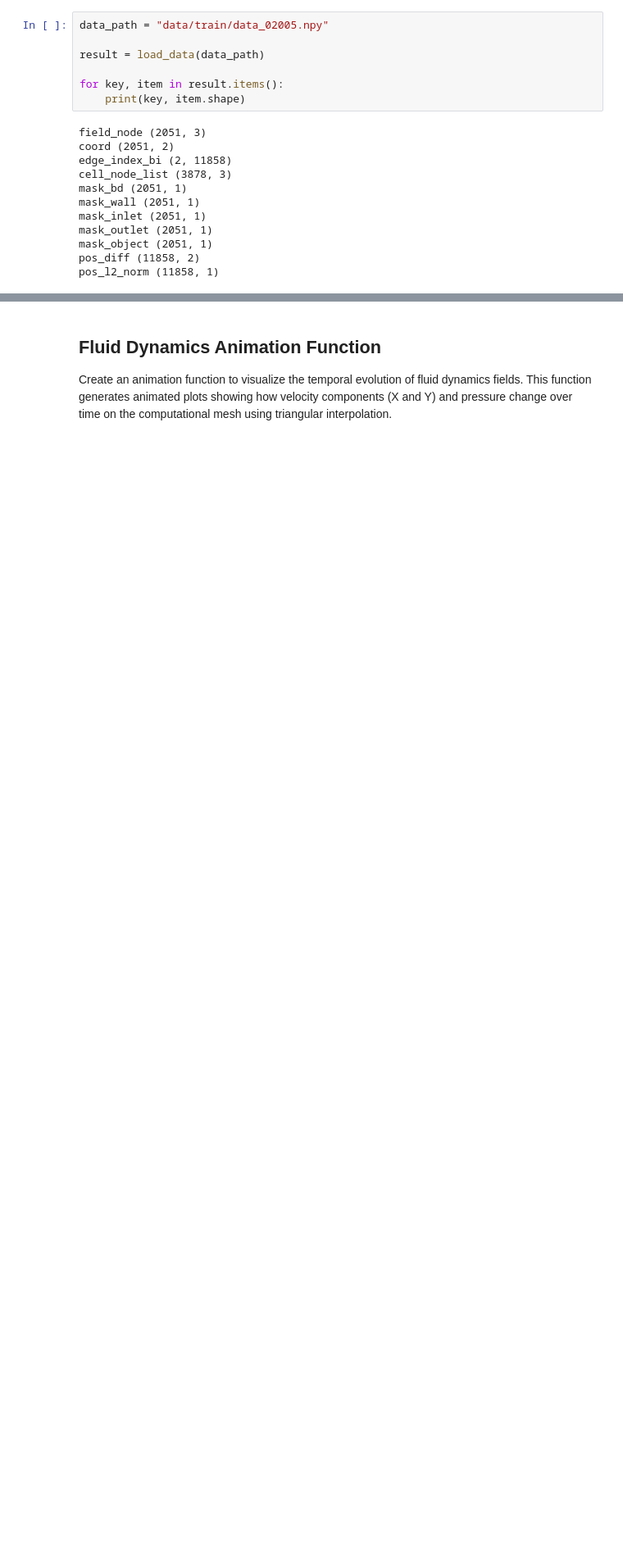
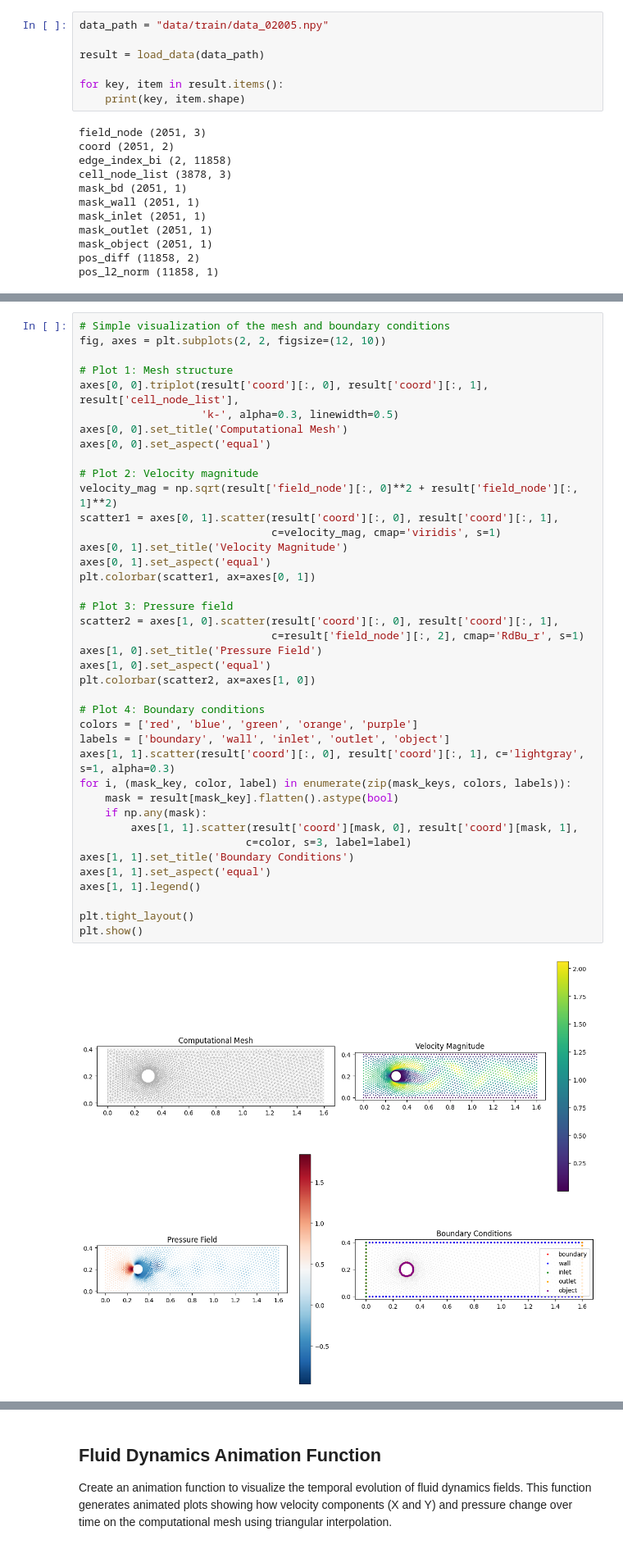
Before and after one commit to OmidZJ/ML4Science-GNN-Challenge, a Jupyter notebook: [ML4Science]GNN-completed.ipynb, the cells around one changed output, grey strips where cells are left out. Shown at 82% size. Drawn from its saved outputs; the diff is of its cells as text; blank space fills up the shorter version.

Commit message:
add some cells for display dataset features

```diff
--- a/[ML4Science]GNN-completed.ipynb
+++ b/[ML4Science]GNN-completed.ipynb
@@ -59,0 +143,42 @@ pos_l2_norm (11858, 1)
+# %%
+# Simple visualization of the mesh and boundary conditions
+fig, axes = plt.subplots(2, 2, figsize=(12, 10))
+
+# Plot 1: Mesh structure
+axes[0, 0].triplot(result['coord'][:, 0], result['coord'][:, 1], result['cell_node_list'],
+                   'k-', alpha=0.3, linewidth=0.5)
+axes[0, 0].set_title('Computational Mesh')
+axes[0, 0].set_aspect('equal')
+
+# Plot 2: Velocity magnitude
+velocity_mag = np.sqrt(result['field_node'][:, 0]**2 + result['field_node'][:, 1]**2)
+scatter1 = axes[0, 1].scatter(result['coord'][:, 0], result['coord'][:, 1],
+                              c=velocity_mag, cmap='viridis', s=1)
+axes[0, 1].set_title('Velocity Magnitude')
+axes[0, 1].set_aspect('equal')
+plt.colorbar(scatter1, ax=axes[0, 1])
+
+# Plot 3: Pressure field
+scatter2 = axes[1, 0].scatter(result['coord'][:, 0], result['coord'][:, 1],
+                              c=result['field_node'][:, 2], cmap='RdBu_r', s=1)
+axes[1, 0].set_title('Pressure Field')
+axes[1, 0].set_aspect('equal')
+plt.colorbar(scatter2, ax=axes[1, 0])
+
+# Plot 4: Boundary conditions
+colors = ['red', 'blue', 'green', 'orange', 'purple']
+labels = ['boundary', 'wall', 'inlet', 'outlet', 'object']
+axes[1, 1].scatter(result['coord'][:, 0], result['coord'][:, 1], c='lightgray', s=1, alpha=0.3)
+for i, (mask_key, color, label) in enumerate(zip(mask_keys, colors, labels)):
+    mask = result[mask_key].flatten().astype(bool)
+    if np.any(mask):
+        axes[1, 1].scatter(result['coord'][mask, 0], result['coord'][mask, 1],
+                          c=color, s=3, label=label)
+axes[1, 1].set_title('Boundary Conditions')
+axes[1, 1].set_aspect('equal')
+axes[1, 1].legend()
+
+plt.tight_layout()
+plt.show()
+# %% [output]
+[figure, added]
```
Also changed, not shown: parts of 6 cells of this notebook.
